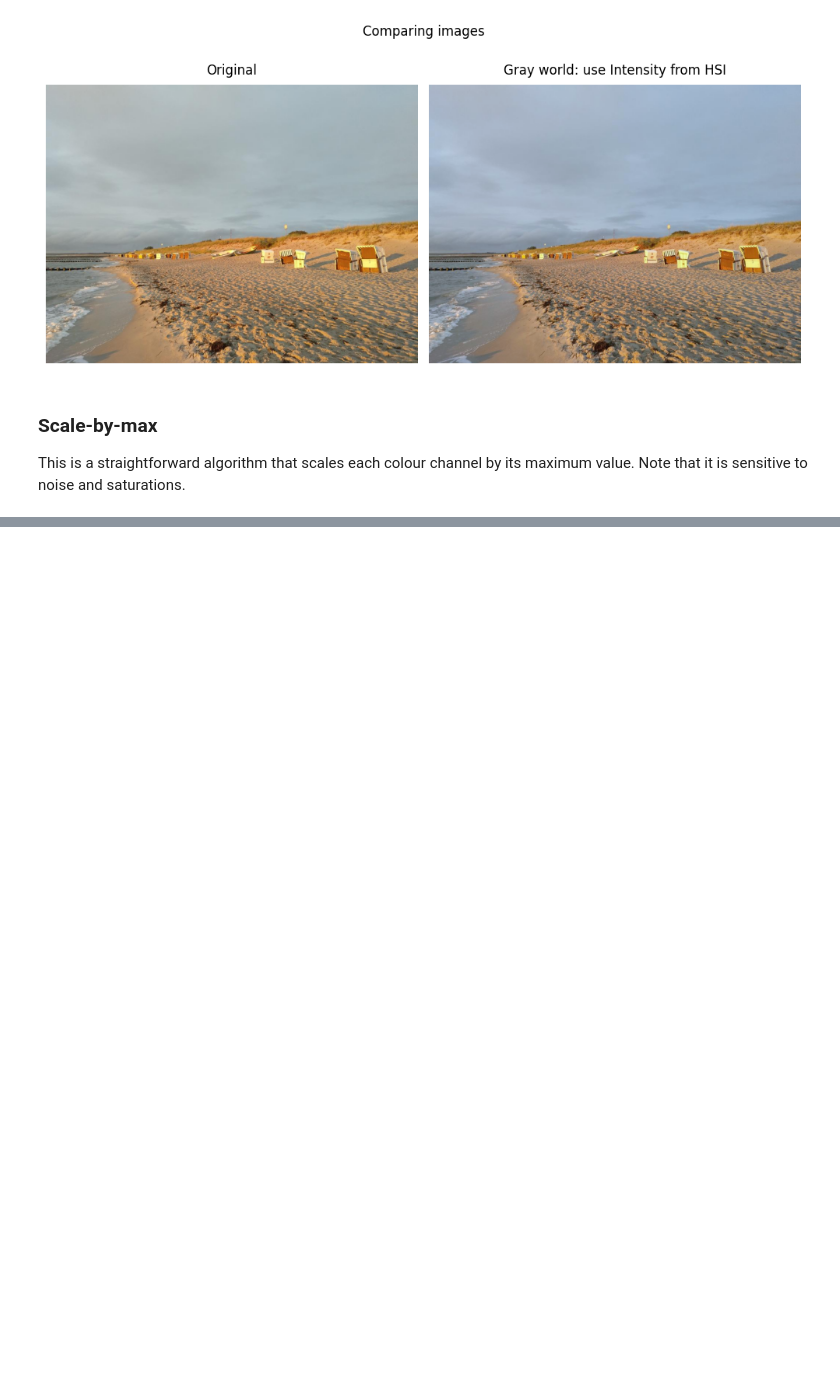
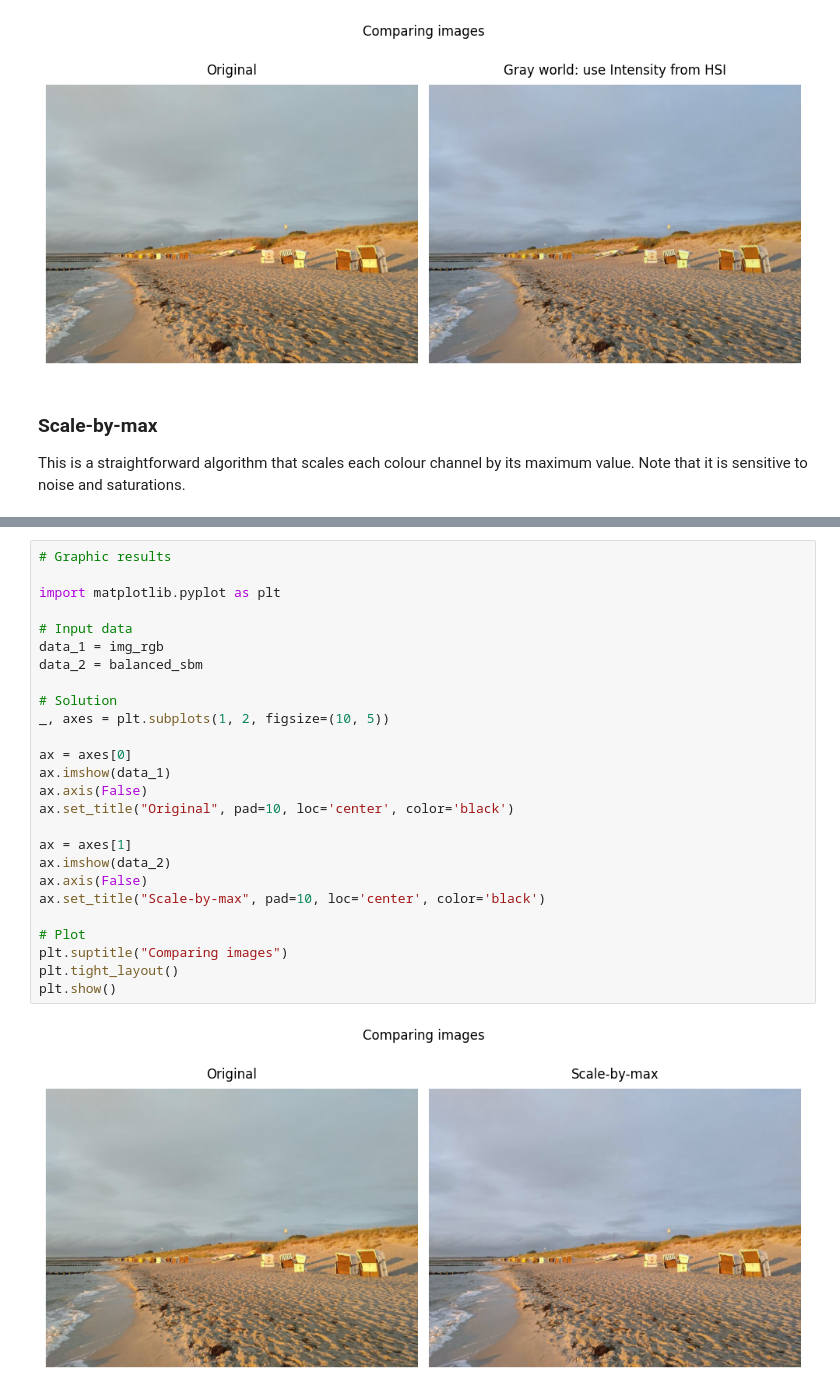
Before and after one commit to BogdanPinchuk/ComputerVision-PBY_HW2, a Jupyter notebook: Bohdan_Pinchuk_CV_HW2.ipynb, the cells around one changed output, grey strips where cells are left out. Saved outputs shown, nothing was run; the diff lists cells and outputs as text; blank space fills up the shorter version.

Commit message:
[Homework2] - implemented Scale-by-max

```diff
--- a/Bohdan_Pinchuk_CV_HW2.ipynb
+++ b/Bohdan_Pinchuk_CV_HW2.ipynb
@@ -570,0 +597,28 @@ plt.subplot(122), plt.imshow(balanced)
+# %%
+# Graphic results
+
+import matplotlib.pyplot as plt
+
+# Input data
+data_1 = img_rgb
+data_2 = balanced_sbm
+
+# Solution
+_, axes = plt.subplots(1, 2, figsize=(10, 5))
+
+ax = axes[0]
+ax.imshow(data_1)
+ax.axis(False)
+ax.set_title("Original", pad=10, loc='center', color='black')
+
+ax = axes[1]
+ax.imshow(data_2)
+ax.axis(False)
+ax.set_title("Scale-by-max", pad=10, loc='center', color='black')
+
+# Plot
+plt.suptitle("Comparing images")
+plt.tight_layout()
+plt.show()
+# %% [output]
+[figure, added]
```
Also changed, not shown: parts of 2 cells of this notebook.
